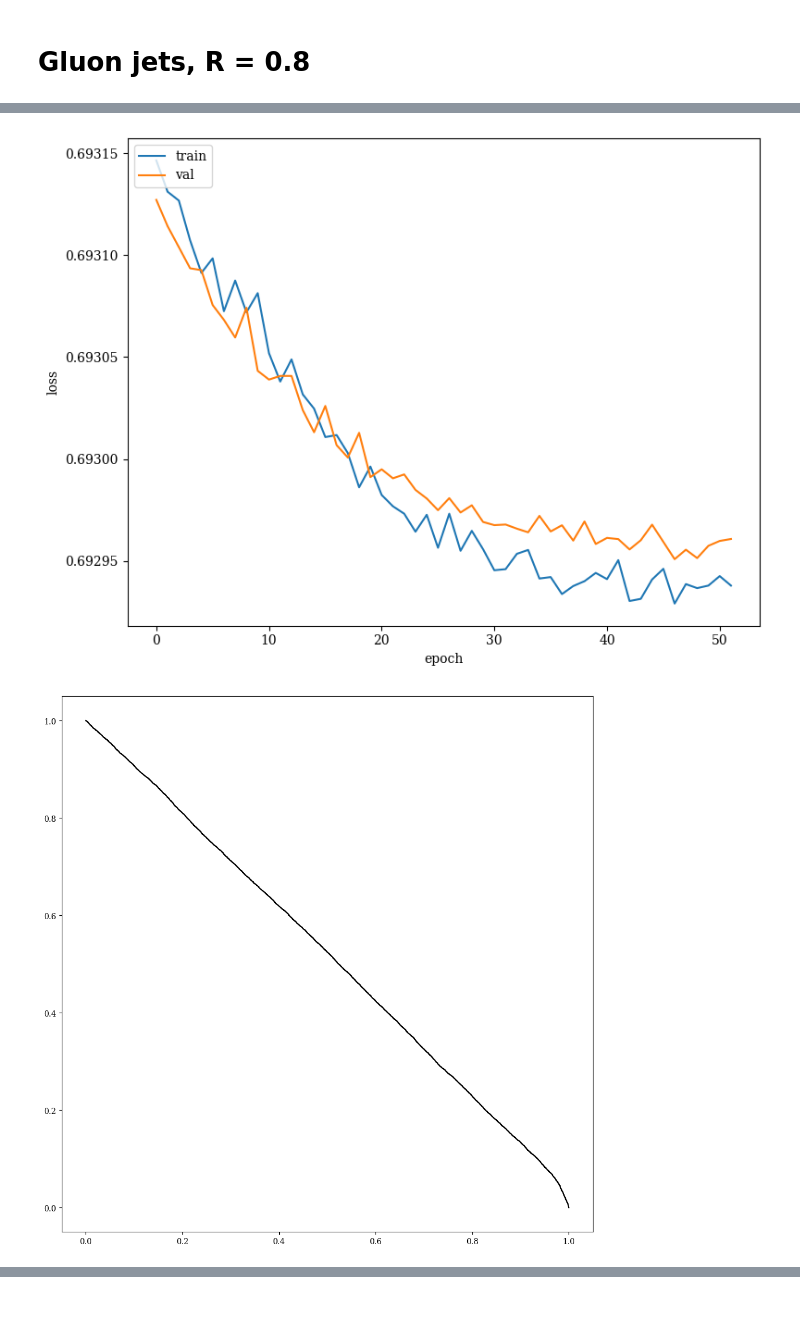
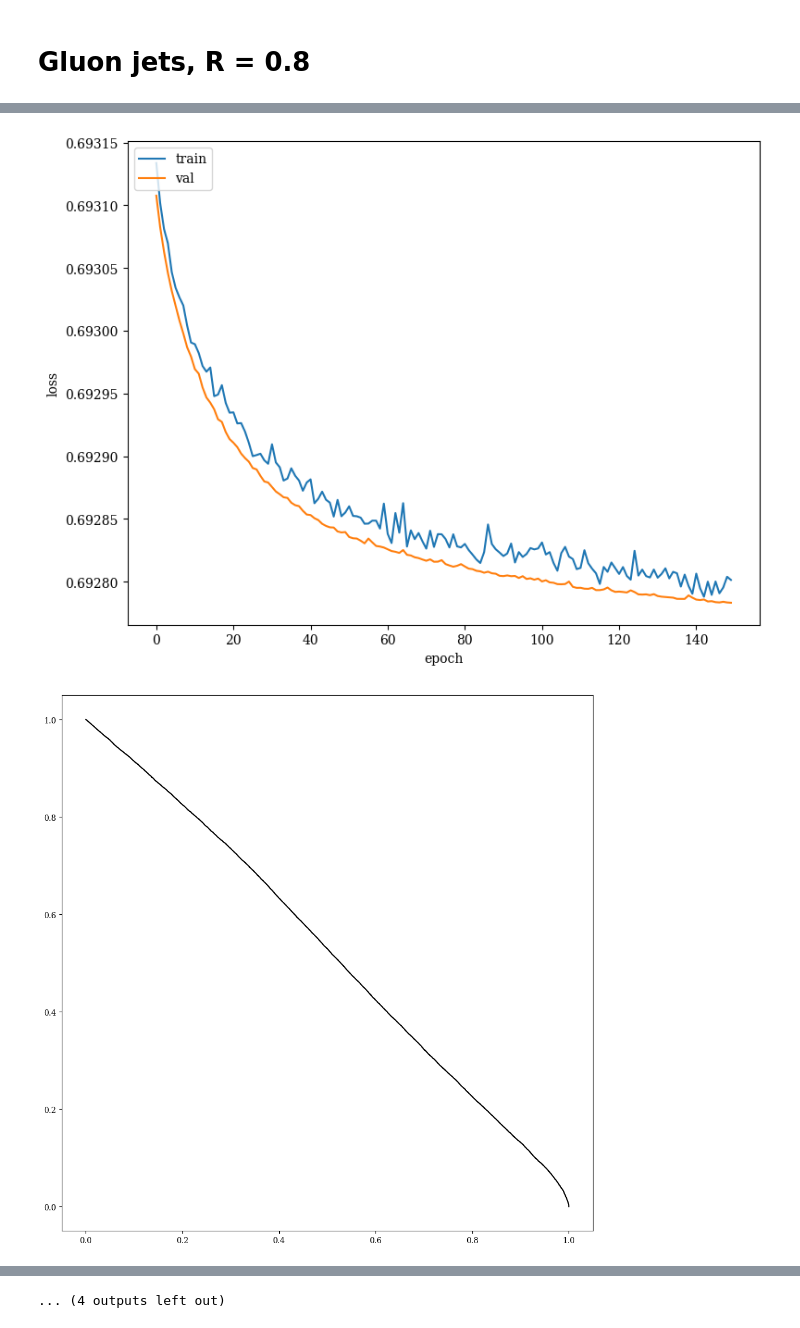
Before and after one commit to SamBT/safeUncalculable, a Jupyter notebook: trainEFN.ipynb, the cells around one changed output, grey strips where cells are left out. Saved outputs shown, nothing was run; the diff lists cells and outputs as text; code cells hidden in the pictures.

```diff
--- a/trainEFN.ipynb
+++ b/trainEFN.ipynb
@@ -56,6 +57,7 @@ del hdata, pdata, htrain, htest, hval, ptrain, ptest, pval, perm
 # %%
 # Regular EFN, no spectral normalization
 loss = BinaryCrossentropy(from_logits=False)
+#out_act = keras.activations.linear
 model_kwargs = {"Phi_sizes":(60,60,60), "F_sizes":(80,80,80),
                 "F_dropouts":0.1,
                 "input_dim":2,
@@ -65,13 +67,13 @@ model_kwargs = {"Phi_sizes":(60,60,60), "F_sizes":(80,80,80),
                 "loss":loss,
                 "summary":True}
 model_kwargs['spectral'] = False
-train_kwargs = {"epochs":100,"verbose":1,"batch_size":128}
+train_kwargs = {"epochs":100,"verbose":1,"batch_size":512}
 efn, auc, efn_fp, efn_tp, threshs = train_efn((train,train_labels),
                                               (test,test_labels),
                                               (val,val_labels),
                                               model_kwargs,
                                               train_kwargs,
                                               plot=True)
-efn.save("keras_models/qjet_EFN_zpT_iter10.keras")
+efn.save("keras_models_v2/qjet_EFN_zpT_iter1.keras")
 del efn
 gc.collect()
@@ -190,13 +214,16 @@ EFN AUC: 0.535500036
 # %% [markdown]
 # Gluon jets, R = 0.8
 # %%
-hdata = get_data('g',hlevel=True,efrac=False)[:100000]
+base="/uscms/home/sbrightt/nobackup/jets-ml/datasets/safeIncalculable_v2/"
+nmax = 200000
+
+hdata = get_data('g',hlevel=True,efrac=False,base=base,nmax=nmax)
 htrain, htest = train_test_split(hdata,train_size=0.5,random_state=rng1)
 htest, hval = train_test_split(htest,train_size=0.5,random_state=rng2)
 
-pdata = get_data('g',hlevel=False,efrac=False)[:100000]
-ptrain, ptest = train_test_split(pdata,train_size=0.5,random_state=rng3)
-ptest, pval = train_test_split(ptest,train_size=0.5,random_state=rng4)
+pdata = get_data('g',hlevel=False,efrac=False,base=base,nmax=nmax)
+ptrain, ptest = train_test_split(pdata,train_size=0.5,random_state=rng1)
+ptest, pval = train_test_split(ptest,train_size=0.5,random_state=rng2)
 
 train = np.concatenate((htrain,ptrain),axis=0)
 train_labels = np.concatenate((np.ones((htrain.shape[0],1)),np.zeros((ptrain.shape[0],1))),axis=0)
@@ -264,24 +291,24 @@ EFN AUC: 0.9573013384
 # %%
 # EFN with spectral normalization
-loss = BinaryCrossentropy(from_logits=True)
-out_act = keras.activations.linear
-model_kwargs = {"Phi_sizes":(60,60,60), "F_sizes":(80,80,80),
-                "F_dropouts":0.1,
-                "input_dim":2,
-                "output_dim":1,"output_act":out_act,
-                "patience":5,
-                "optimizer":Adam(5e-4),
-                "loss":loss,
-                "summary":True}
-model_kwargs['spectral'] = True
-train_kwargs = {"epochs":100,"verbose":1,"batch_size":10000}
-efn, auc, efn_fp, efn_tp, threshs = train_efn((train,train_labels),
-                                              (test,test_labels),
-                                              (val,val_labels),
-                                              model_kwargs,
-                                              train_kwargs,
-                                              plot=True)
-efn.save(f"keras_models/gjet_spectralEFN_zpT_iter10.keras")
-del efn
-gc.collect()
+for i in range(6,11):
+    loss = BinaryCrossentropy(from_logits=False)
+    model_kwargs = {"Phi_sizes":(60,60,60), "F_sizes":(80,80,80),
+                    "F_dropouts":0.1,
+                    "input_dim":2,
+                    "output_dim":1,"output_act":"sigmoid",
+                    "patience":5,
+                    "optimizer":Adam(1e-4),
+                    "loss":loss,
+                    "summary":True}
+    model_kwargs['spectral'] = True
+    train_kwargs = {"epochs":150,"verbose":1,"batch_size":10000}
+    efn, auc, efn_fp, efn_tp, threshs = train_efn((train,train_labels),
+                                                  (test,test_labels),
+                                                  (val,val_labels),
+                                                  model_kwargs,
+                                                  train_kwargs,
+                                                  plot=True)
+    efn.save(f"keras_models_v2/gjet_spectralEFN_zpT_iter{i}.keras")
+    del efn
+    gc.collect()
 # %% [output]
@@ -323,2 +417,2 @@ EFN AUC: 0.5198523544
-[figure, old version]
+[figure, new version]
-[figure, old version]
+[figure, new version]
@@ -324,0 +423 @@ EFN AUC: 0.5198523544
+... (4 outputs left out)
```
Also changed, not shown: parts of 6 cells of this notebook, 4 other files.
